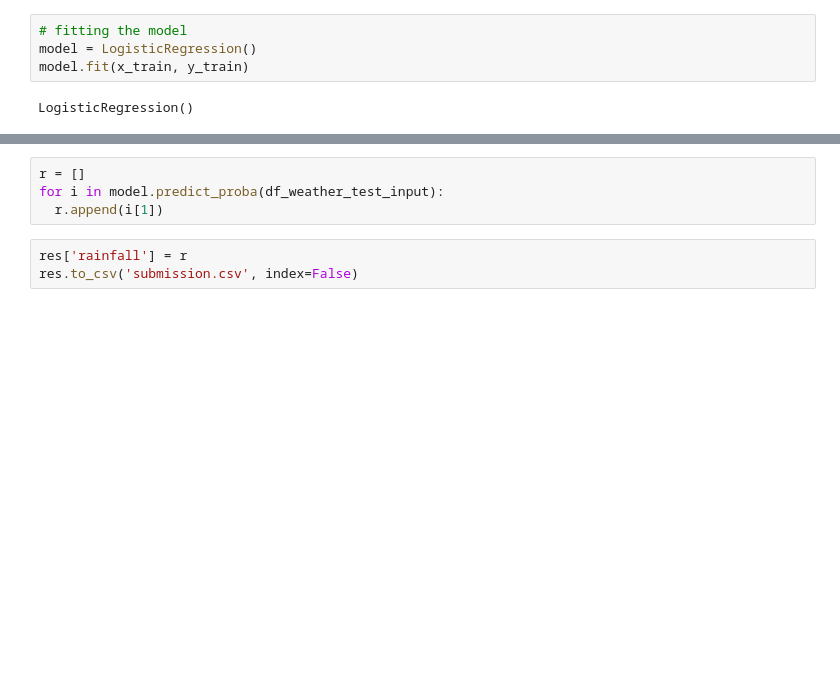
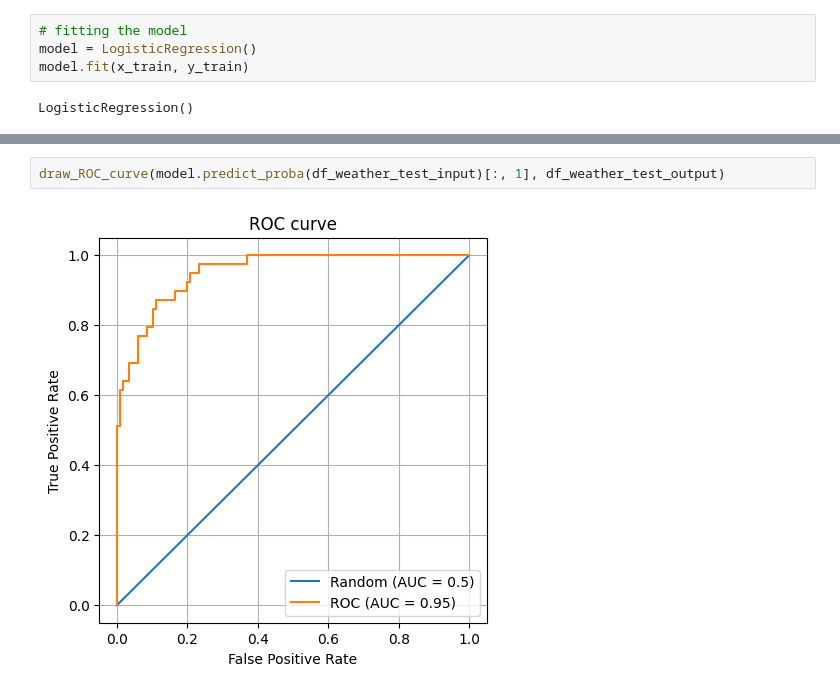
Before and after one commit to Aureleee/TeamProj_ML, a Jupyter notebook: LR/logistic.ipynb, the cells around one changed output, grey strips where cells are left out. Saved outputs shown, nothing was run; the diff lists cells and outputs as text; blank space fills up the shorter version.

```diff
--- a/LR/logistic.ipynb
+++ b/LR/logistic.ipynb
@@ -127,7 +222,4 @@ res = df_weather_test_output = pd.read_csv('/content/sample_submission.csv').dro
 # %%
-r = []
-for i in model.predict_proba(df_weather_test_input):
-  r.append(i[1])
+draw_ROC_curve(model.predict_proba(df_weather_test_input)[:, 1], df_weather_test_output)
+# %% [output]
+[figure, added]
-# %%
-res['rainfall'] = r
-res.to_csv('submission.csv', index=False)
```
Also changed, not shown: parts of 22 cells of this notebook.
